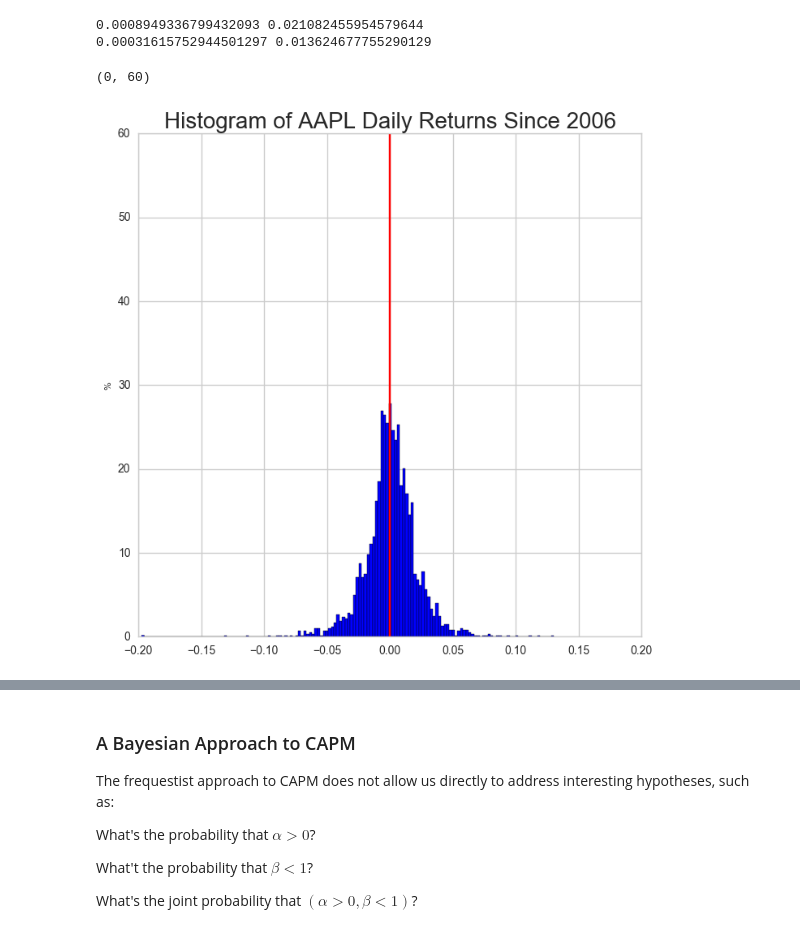
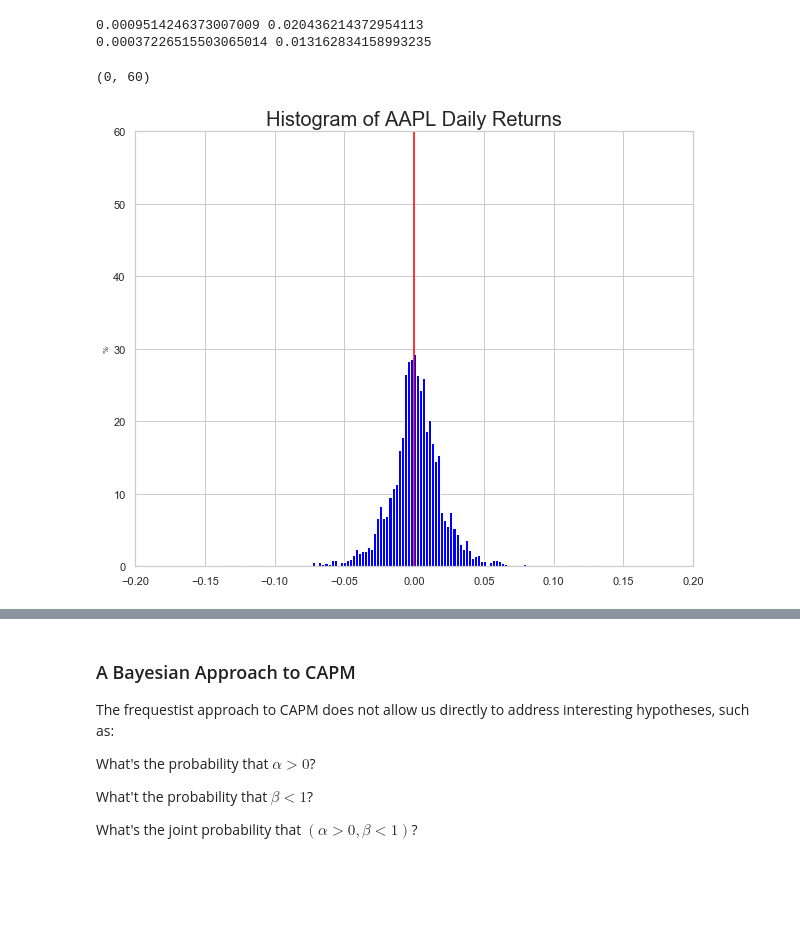
Before and after one commit to thsavage/Financial-Modeling, a Jupyter notebook: financialModeling.ipynb, the cells around one changed output, grey strips where cells are left out. Saved outputs shown, nothing was run; the diff lists cells and outputs as text; code cells hidden in the pictures; blank space fills up the shorter version.

```diff
--- a/financialModeling.ipynb
+++ b/financialModeling.ipynb
@@ -61,10 +64,5 @@ Image(url = 'https://www.truthinadvertising.org/wp-content/uploads/2015/01/WEB-A
 # %%
-# Grab 10 years of Apple and NASDAQ data using pandas.io.data from Yahoo!Finance.
-# Plot
-# Note Apple's dip during the financial crisis of '07 - '09 as well as its steep decline in '13.
-# NASDAQ dips during the financial crisis but has a tremendous run starting in early '09.
-
-start, end = dt.datetime(2006, 1, 1), dt.datetime(2016, 12, 31)
+start, end = dt.datetime(2006, 1, 1), dt.datetime(2017, 12, 31)
 aapl_all = web.DataReader('aapl', 'yahoo', start, end)
 nasdaq_all = web.DataReader('^ixic', 'yahoo', start, end)
 aapl = aapl_all['Adj Close']
@@ -92,20 +94,20 @@ nasdaq_returns = (np.log(nasdaq / nasdaq.shift(1))).dropna()
 print (aapl_returns.mean(), aapl_returns.std())
 print (nasdaq_returns.mean(), nasdaq_returns.std())
 # %% [output]
-0.0008949336799432093 0.021082455954579644
-0.00031615752944501297 0.013624677755290129
+0.0009514246373007009 0.020436214372954113
+0.00037226515503065014 0.013162834158993235
 # %%
 # Display histogram of AAPL returns.
 # Do they look normally distributed?
 
-plt.figure(figsize=(8,8))
+plt.figure(figsize=(10, 8))
 plt.hist(aapl_returns, bins=150, normed=True, color='blue')
-plt.title('Histogram of AAPL Daily Returns Since 2006', fontsize=20)
+plt.title('Histogram of AAPL Daily Returns', fontsize=20)
 plt.ylabel('%', fontsize=8)
 plt.axvline(0, color='red')
 plt.xlim(-0.2, 0.2)
 plt.ylim(0, 60)
 # %% [output]
 (0, 60)
-[figure, old version]
+[figure, new version]
 # %%
```
Also changed, not shown: parts of 31 cells of this notebook.
